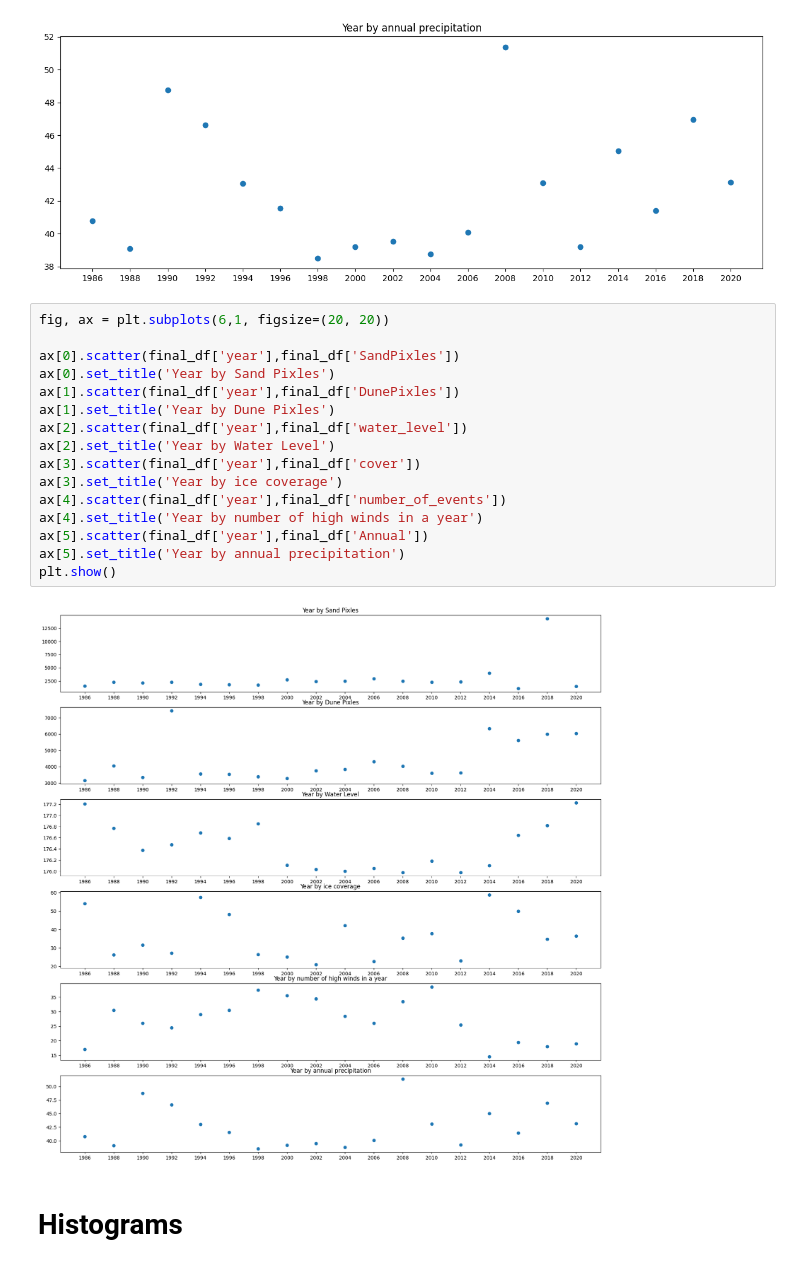
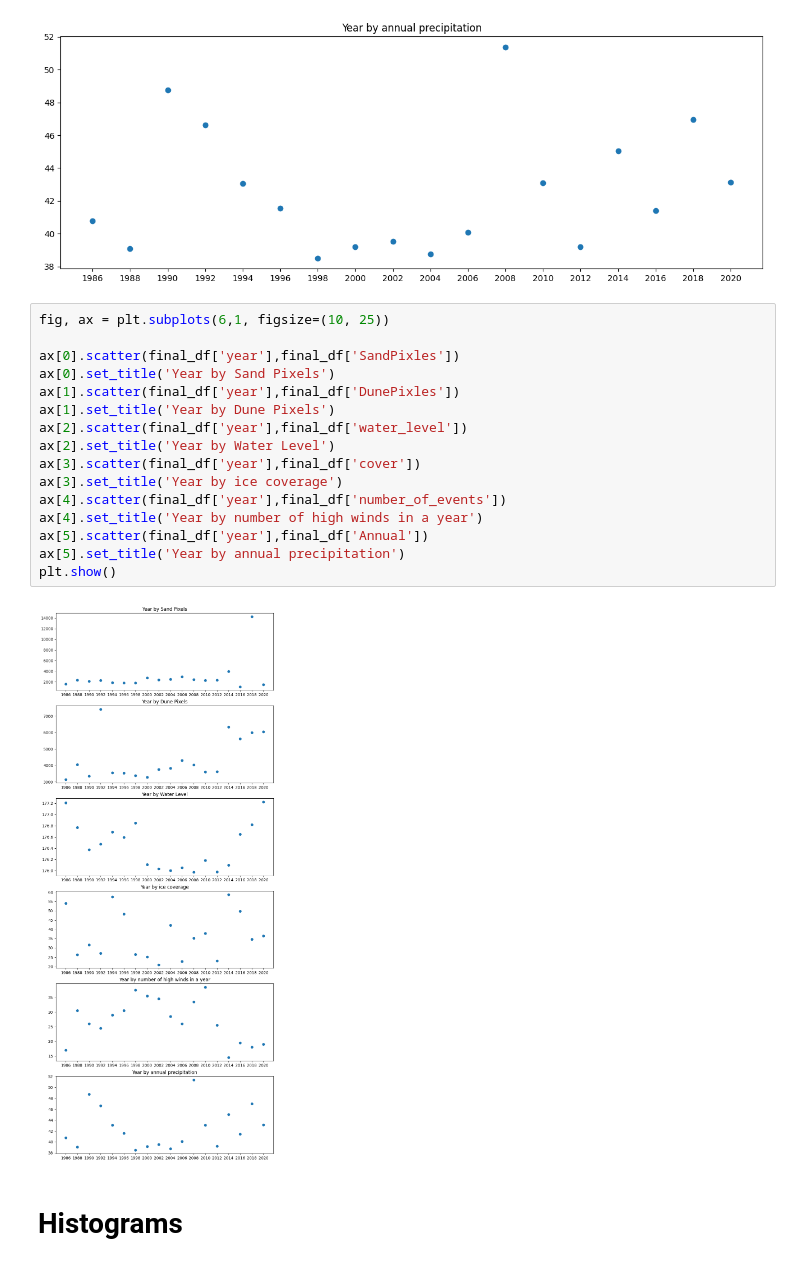
Before and after one commit to p-timothy/CodingProject, a Jupyter notebook: Notebook.ipynb, the cells around one changed output. Drawn from its saved outputs; the diff is of its cells as text.

```diff
--- a/Notebook.ipynb
+++ b/Notebook.ipynb
@@ -574,23 +833,23 @@ plt.show()
 # %% [output]
 [figure]
 # %%
-fig, ax = plt.subplots(6,1, figsize=(20, 20))
+fig, ax = plt.subplots(6,1, figsize=(10, 25))
 
 ax[0].scatter(final_df['year'],final_df['SandPixles'])
-ax[0].set_title('Year by Sand Pixles')
+ax[0].set_title('Year by Sand Pixels')
 ax[1].scatter(final_df['year'],final_df['DunePixles'])
-ax[1].set_title('Year by Dune Pixles')
+ax[1].set_title('Year by Dune Pixels')
 ax[2].scatter(final_df['year'],final_df['water_level'])
 ax[2].set_title('Year by Water Level')
 ax[3].scatter(final_df['year'],final_df['cover'])
 ax[3].set_title('Year by ice coverage')
 ax[4].scatter(final_df['year'],final_df['number_of_events'])
 ax[4].set_title('Year by number of high winds in a year')
 ax[5].scatter(final_df['year'],final_df['Annual'])
 ax[5].set_title('Year by annual precipitation')
 plt.show()
 # %% [output]
-[figure, old version]
+[figure, new version]
 # %% [markdown]
 # Histograms
 # %%
```
Also changed, not shown: parts of 19 cells of this notebook.
